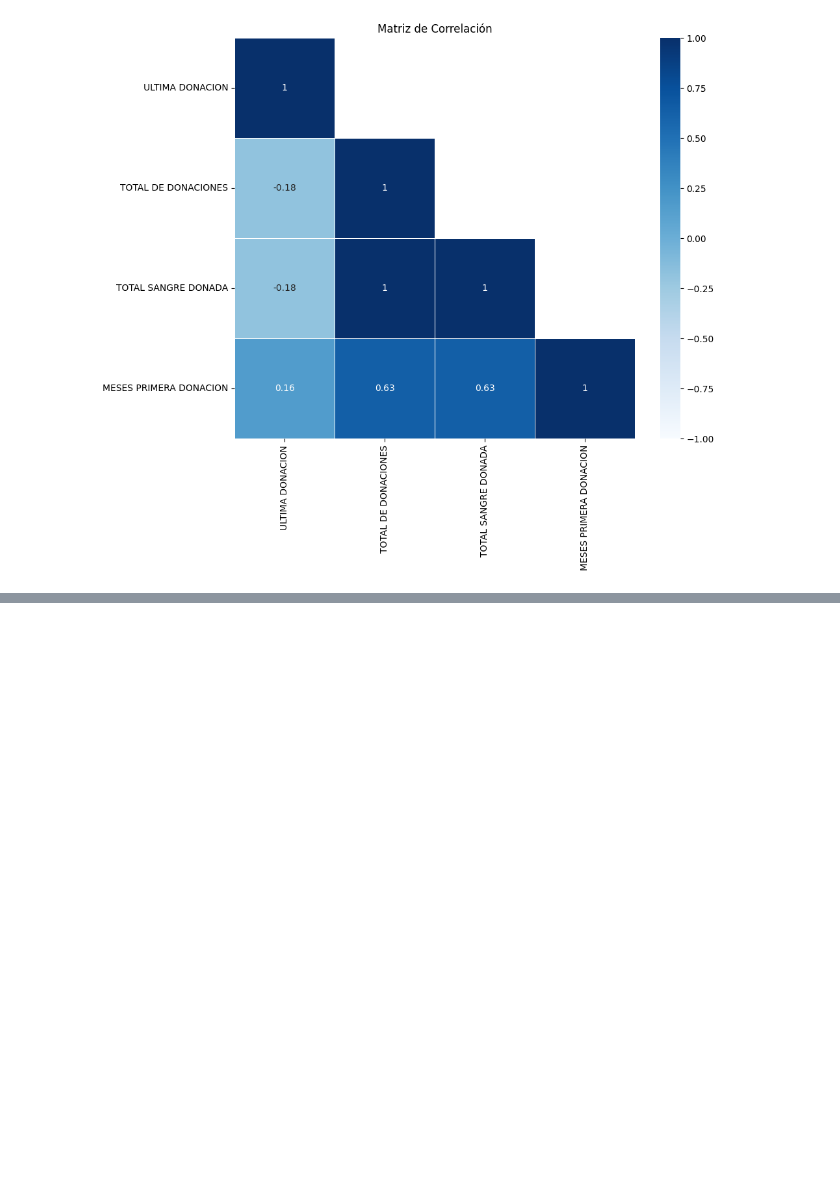
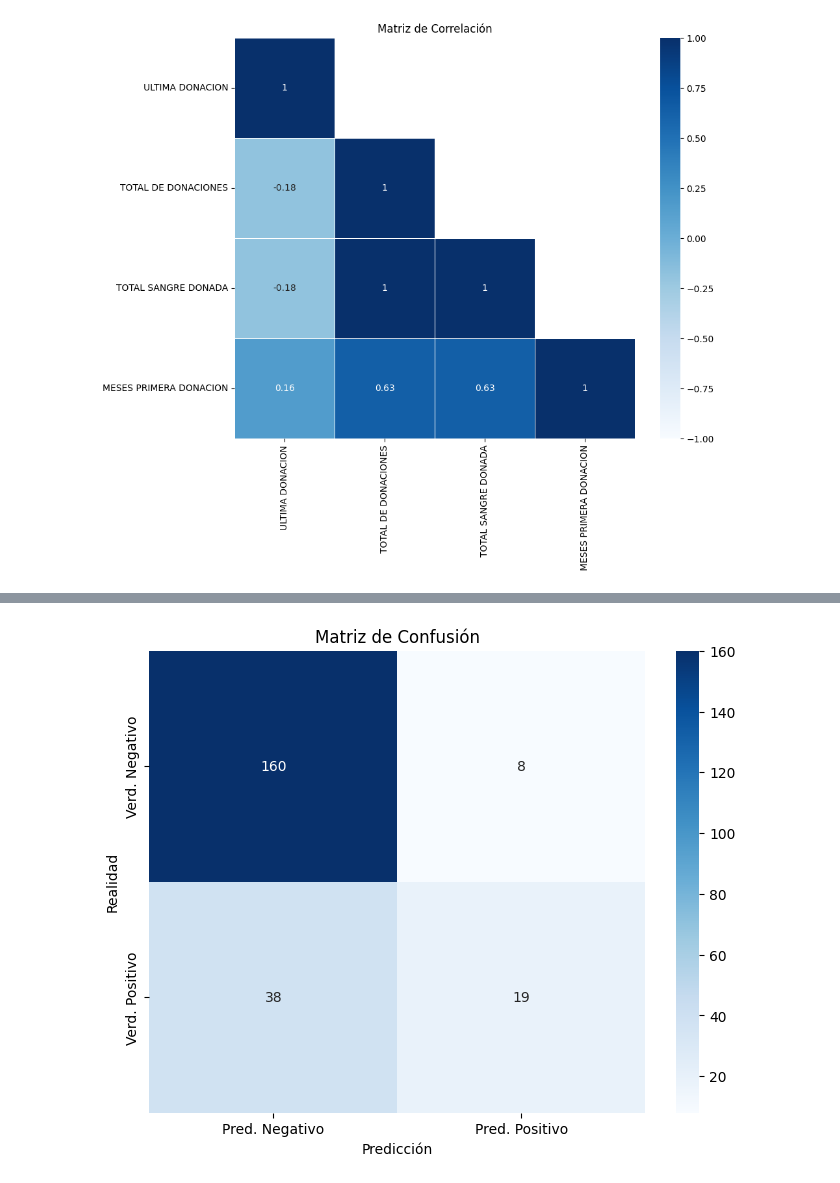
Before and after one commit to juanjacevedo/Lab_3_Decision_Tree, a Jupyter notebook: Actividad.ipynb, the cells around one changed output, grey strips where cells are left out. Cells and saved outputs as stored; diff of their text form; code cells hidden in the pictures; blank space fills up the shorter version.

```diff
--- a/Actividad.ipynb
+++ b/Actividad.ipynb
@@ -601,0 +611,2 @@ plt.show()
+# %%
+X_train, X_test, Y_train, Y_test = train_test_split(X, y, test_size = 0.30, random_state = 101)
@@ -601,0 +641,12 @@ plt.show()
+# %%
+# Evaluar el Mejor Modelo
+print("Mejores parámetros encontrados:", grid_search.best_params_)
+print("Mejor precisión en validación:", grid_search.best_score_)
+
+# Predecir con el mejor modelo
+best_model = grid_search.best_estimator_
+Y_pred = best_model.predict(X_test)
+accuracy = accuracy_score(Y_test, Y_pred)
+print(f"Precisión en el conjunto de prueba: {accuracy:.2f}")
+print("Reporte de Clasificación:")
+print(classification_report(Y_test, Y_pred))
@@ -601,0 +666,19 @@ plt.show()
+# %%
+# Asumimos que ya tienes Y_test y Y_pred
+cm = confusion_matrix(Y_test, Y_pred)
+
+# Crear una figura y un eje
+plt.figure(figsize=(8, 6))
+
+# Crear un mapa de calor
+sns.heatmap(cm, annot=True, fmt='d', cmap='Blues', xticklabels=['Pred. Negativo', 'Pred. Positivo'], yticklabels=['Verd. Negativo', 'Verd. Positivo'])
+
+# Añadir títulos y etiquetas
+plt.title('Matriz de Confusión')
+plt.xlabel('Predicción')
+plt.ylabel('Realidad')
+
+# Mostrar la gráfica
+plt.show()
+# %% [output]
+[figure, added]
```
Also changed, not shown: parts of 5 cells of this notebook.
